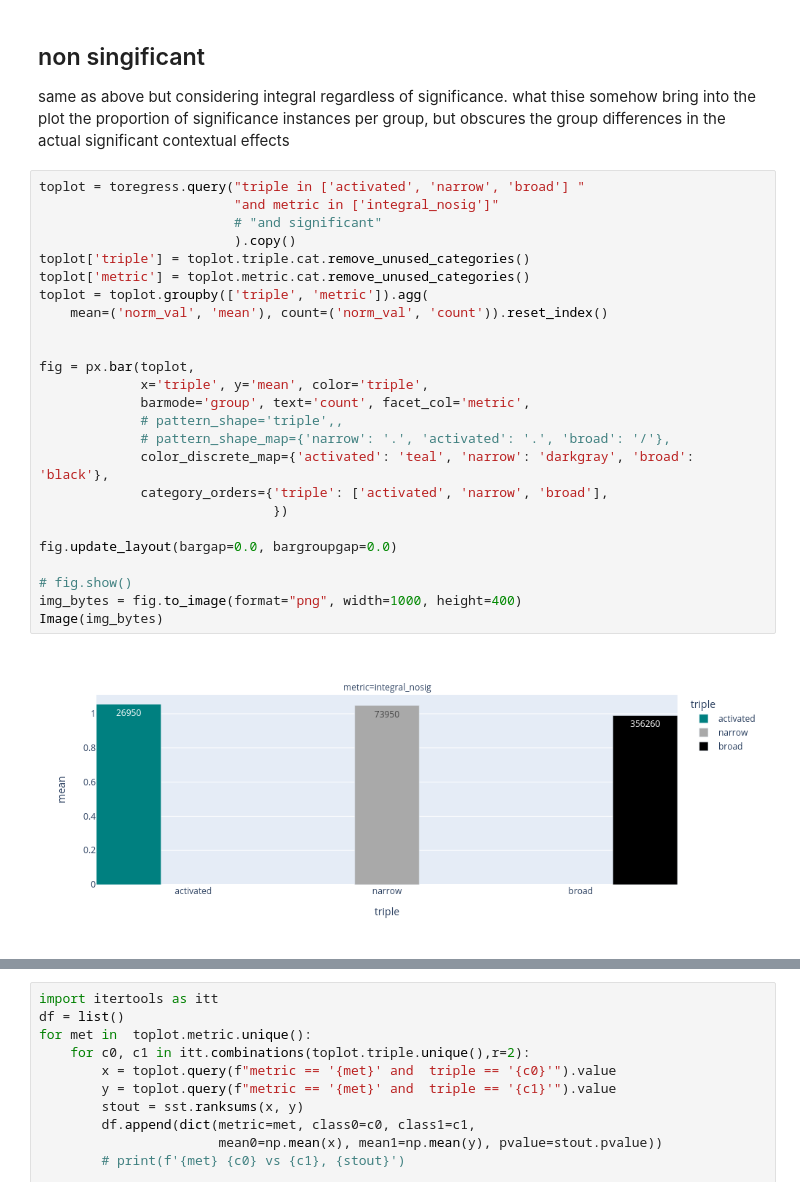
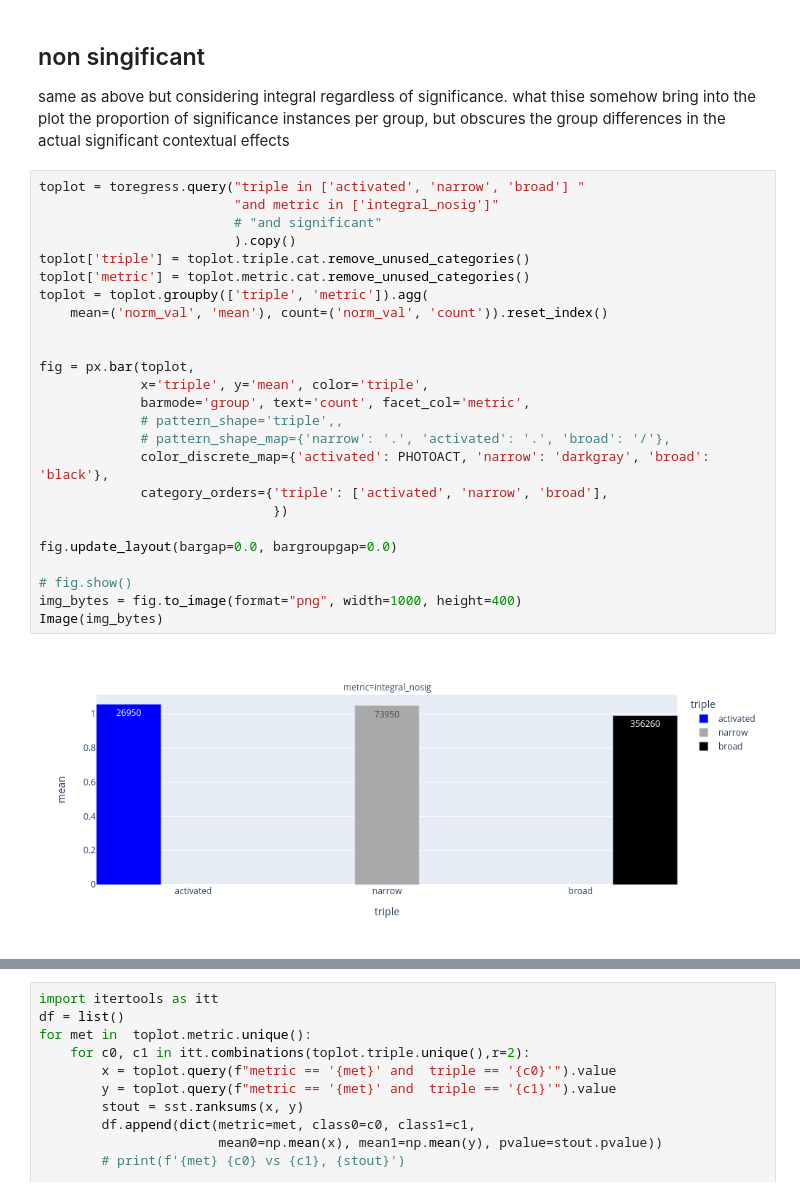
Before and after one commit to Mateo-Lopez-Espejo/context_probe_analysis, a Jupyter notebook: notebooks/220816_cell_type_ctx_modulation.ipynb, the cells around one changed output, grey strips where cells are left out. Drawn from its saved outputs; the diff is of its cells as text.

Commit message:
lots of small formating changes to figures

```diff
--- a/notebooks/220816_cell_type_ctx_modulation.ipynb
+++ b/notebooks/220816_cell_type_ctx_modulation.ipynb
@@ -1091,30 +1485,30 @@ but obscures the group differences in  the actual significant contextual effects
 # %%
 toplot = toregress.query("triple in ['activated', 'narrow', 'broad'] "
                          "and metric in ['integral_nosig']"
                          # "and significant"
                          ).copy()
 toplot['triple'] = toplot.triple.cat.remove_unused_categories()
 toplot['metric'] = toplot.metric.cat.remove_unused_categories()
 toplot = toplot.groupby(['triple', 'metric']).agg(
     mean=('norm_val', 'mean'), count=('norm_val', 'count')).reset_index()
 
 
 fig = px.bar(toplot,
              x='triple', y='mean', color='triple',
              barmode='group', text='count', facet_col='metric',
              # pattern_shape='triple',,
              # pattern_shape_map={'narrow': '.', 'activated': '.', 'broad': '/'},
-             color_discrete_map={'activated': 'teal', 'narrow': 'darkgray', 'broad': 'black'},
+             color_discrete_map={'activated': PHOTOACT, 'narrow': 'darkgray', 'broad': 'black'},
              category_orders={'triple': ['activated', 'narrow', 'broad'],
                               })
 
 fig.update_layout(bargap=0.0, bargroupgap=0.0)
 
 # fig.show()
 img_bytes = fig.to_image(format="png", width=1000, height=400)
 Image(img_bytes)
 # %% [output]
-[figure, old version]
+[figure, new version]
 # %%
 categories = ['activated', 'narrow', 'broad']
 toplot = toregress.query(f"triple in {categories} "
```
Also changed, not shown: parts of 46 cells of this notebook, 4 other files.
